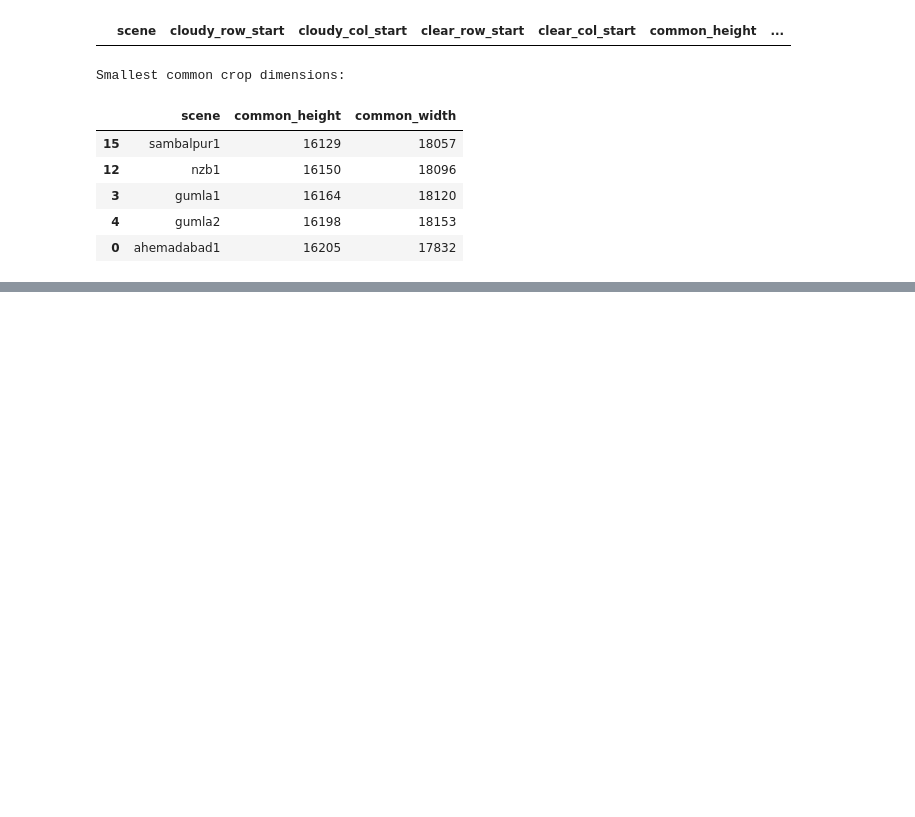
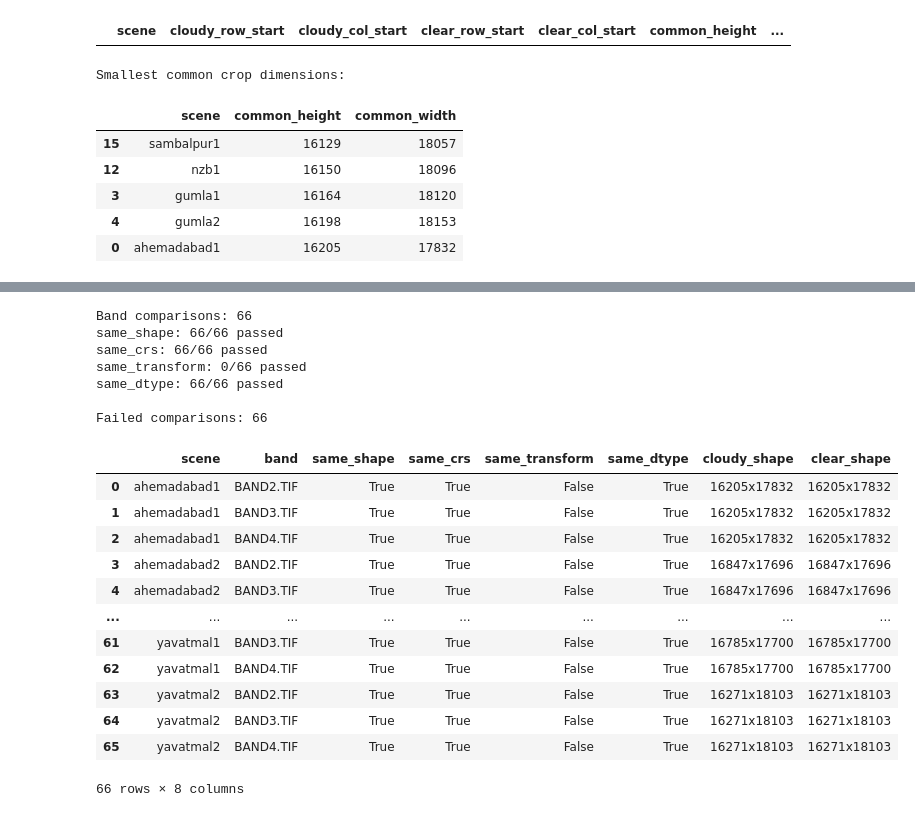
Before and after one commit to Mouryagna/Generative-AI-Based-Cloud-Removal-and-Reconstruction-for-LISS-IV-Satellite-Imagery, a Jupyter notebook: notebooks/data_configuration.ipynb, the cells around one changed output, grey strips where cells are left out. Saved outputs shown, nothing was run; the diff lists cells and outputs as text; code cells hidden in the pictures; blank space fills up the shorter version.

Commit message:
data configuration done

```diff
--- a/notebooks/data_configuration.ipynb
+++ b/notebooks/data_configuration.ipynb
@@ -473,0 +491,68 @@ KeyboardInterrupt:
+# %%
+import rasterio
+import pandas as pd
+
+verification_records = []
+
+for scene in sorted(cloudy_scenes & clear_scenes):
+    for band in BANDS:
+        cloudy_path = ALIGNED_DIR / scene / "cloudy" / band
+        clear_path = ALIGNED_DIR / scene / "clear" / band
+
+        with rasterio.open(cloudy_path) as cloudy, \
+             rasterio.open(clear_path) as clear:
+
+            verification_records.append({
+                "scene": scene,
+                "band": band,
+                "same_shape": (
+                    cloudy.height == clear.height
+                    and cloudy.width == clear.width
+                ),
+                "same_crs": cloudy.crs == clear.crs,
+                "same_transform": cloudy.transform == clear.transform,
+                "same_dtype": cloudy.dtypes[0] == clear.dtypes[0],
+                "cloudy_shape": f"{cloudy.height}x{cloudy.width}",
+                "clear_shape": f"{clear.height}x{clear.width}"
+            })
+
+verify_df = pd.DataFrame(verification_records)
+
+checks = [
+    "same_shape",
+    "same_crs",
+    "same_transform",
+    "same_dtype"
+]
+
+print("Band comparisons:", len(verify_df))
+
+for check in checks:
+    print(f"{check}: {verify_df[check].sum()}/{len(verify_df)} passed")
+
+failed = verify_df[~verify_df[checks].all(axis=1)]
+
+print("\nFailed comparisons:", len(failed))
+if not failed.empty:
+    display(failed)
+# %% [output]
+Band comparisons: 66
+same_shape: 66/66 passed
+same_crs: 66/66 passed
+same_transform: 0/66 passed
+same_dtype: 66/66 passed
+
+Failed comparisons: 66
+|  | scene | band | same_shape | same_crs | same_transform | same_dtype | cloudy_shape | clear_shape |
+| 0 | ahemadabad1 | BAND2.TIF | True | True | False | True | 16205x17832 | 16205x17832 |
+| 1 | ahemadabad1 | BAND3.TIF | True | True | False | True | 16205x17832 | 16205x17832 |
+| 2 | ahemadabad1 | BAND4.TIF | True | True | False | True | 16205x17832 | 16205x17832 |
+| 3 | ahemadabad2 | BAND2.TIF | True | True | False | True | 16847x17696 | 16847x17696 |
+| 4 | ahemadabad2 | BAND3.TIF | True | True | False | True | 16847x17696 | 16847x17696 |
+| ... | ... | ... | ... | ... | ... | ... | ... | ... |
+| 61 | yavatmal1 | BAND3.TIF | True | True | False | True | 16785x17700 | 16785x17700 |
+| 62 | yavatmal1 | BAND4.TIF | True | True | False | True | 16785x17700 | 16785x17700 |
+| 63 | yavatmal2 | BAND2.TIF | True | True | False | True | 16271x18103 | 16271x18103 |
+| 64 | yavatmal2 | BAND3.TIF | True | True | False | True | 16271x18103 | 16271x18103 |
+| 65 | yavatmal2 | BAND4.TIF | True | True | False | True | 16271x18103 | 16271x18103 |
+66 rows × 8 columns
```
Also changed, not shown: parts of 6 cells of this notebook.
